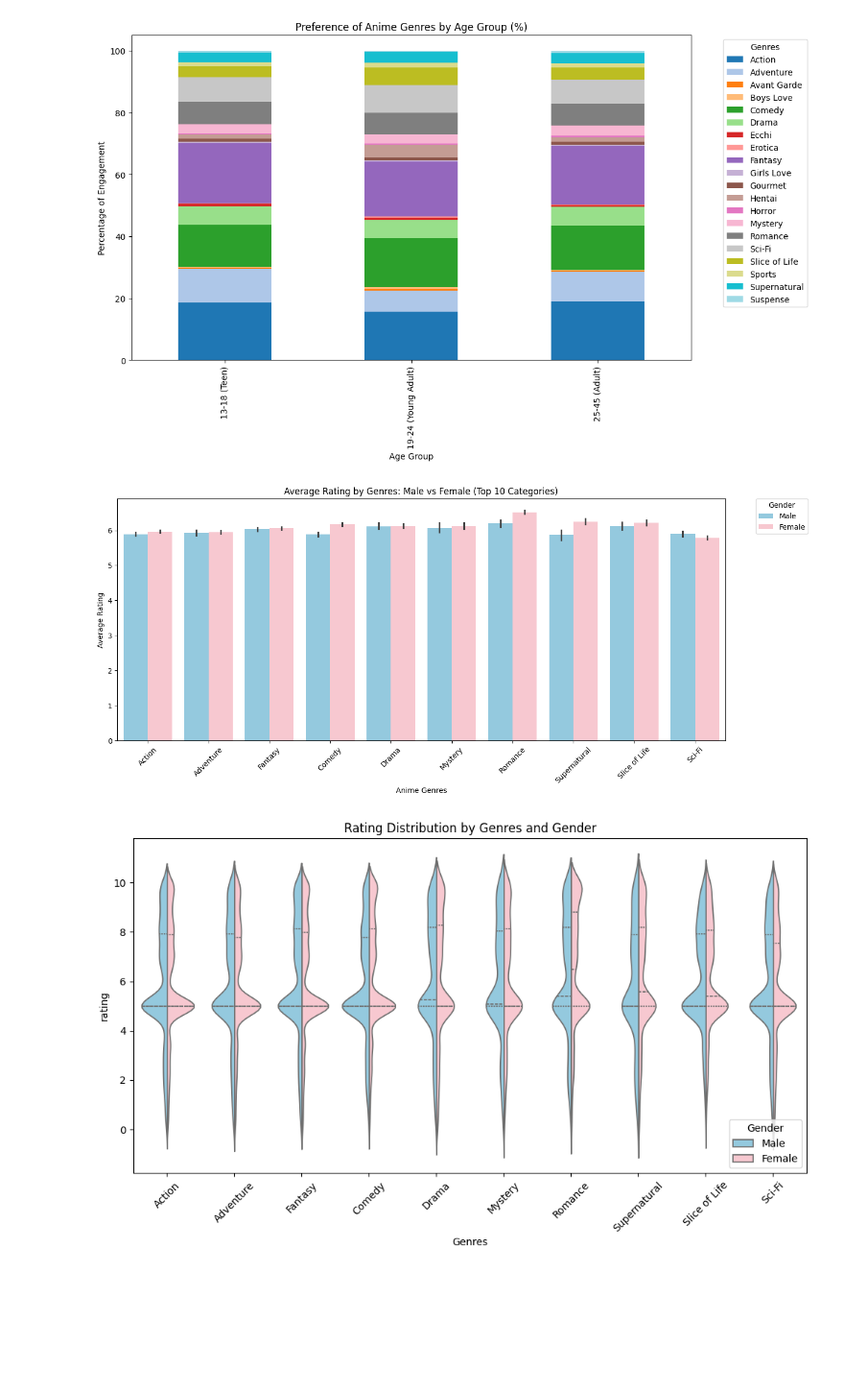
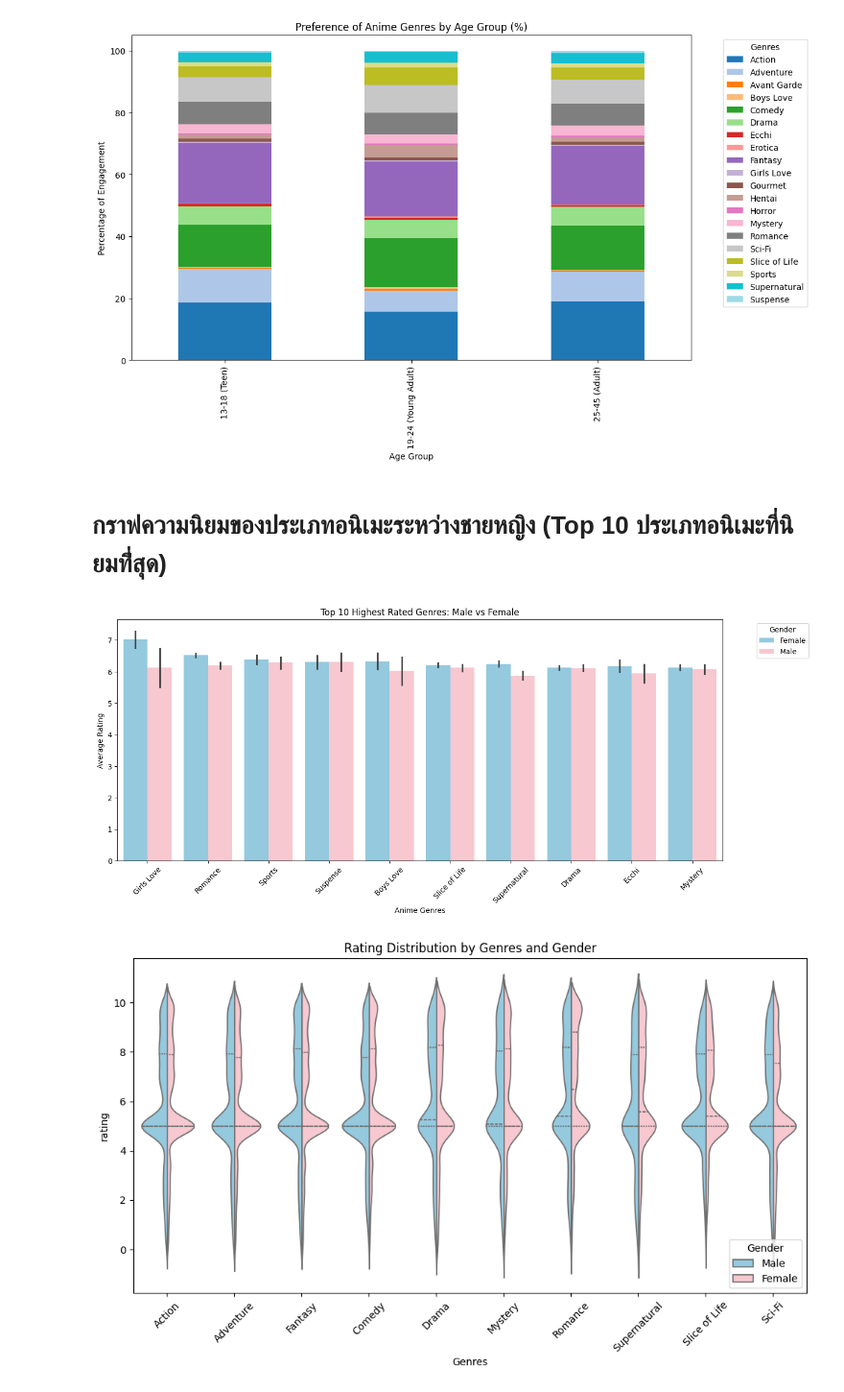
Before and after one commit to Catsack423/Anime2025-Rating-Sentiment-Analysis, a Jupyter notebook: merge/Grap.ipynb, the cells around one changed output. Shown at 96% size. Drawn from its saved outputs; the diff is of its cells as text; code cells hidden in the pictures; blank space fills up the shorter version.

Commit message:
Update grap anime gender

```diff
--- a/merge/Grap.ipynb
+++ b/merge/Grap.ipynb
@@ -210,21 +210,31 @@ plt.legend(title='Genres', bbox_to_anchor=(1.05, 1), loc='upper left')
 plt.show()
 # %% [output]
 [figure]
+# %% [markdown]
+# กราฟความนิยมของประเภทอนิเมะระหว่างชายหญิง (Top 10 ประเภทอนิเมะที่นิยมที่่สุด)
 # %%
-top_categories = df['Genres'].value_counts().nlargest(10).index
-df_top = df[df['Genres'].isin(top_categories)]
 
+top_categories = df.groupby('Genres')['rating'].mean().nlargest(10).index
+
+df_top = df.loc[df['Genres'].isin(top_categories)]
 plt.figure(figsize=(15, 6))
-sns.barplot(data=df_top, x='Genres', y='rating', hue='pred_gender', palette=['skyblue', 'pink'])
+sns.barplot(
+    data=df_top,
+    x='Genres',
+    y='rating',
+    hue='pred_gender',
+    palette=['skyblue', 'pink'],
+    order=top_categories
+)
 
-plt.title('Average Rating by Genres: Male vs Female (Top 10 Categories)')
+plt.title('Top 10 Highest Rated Genres: Male vs Female')
 plt.ylabel('Average Rating')
 plt.xlabel('Anime Genres')
-plt.legend(title='Gender', bbox_to_anchor=(1.05, 1), loc='upper left', borderaxespad=0.)
+plt.legend(title='Gender', bbox_to_anchor=(1.05, 1), loc='upper left')
 plt.xticks(rotation=45)
 plt.show()
 # %% [output]
-[figure, old version]
+[figure, new version]
 # %%
 plt.figure(figsize=(12, 6))
 sns.violinplot(data=df_top, x='Genres', y='rating', hue='pred_gender',
```
Also changed, not shown: parts of 1 cell of this notebook.
